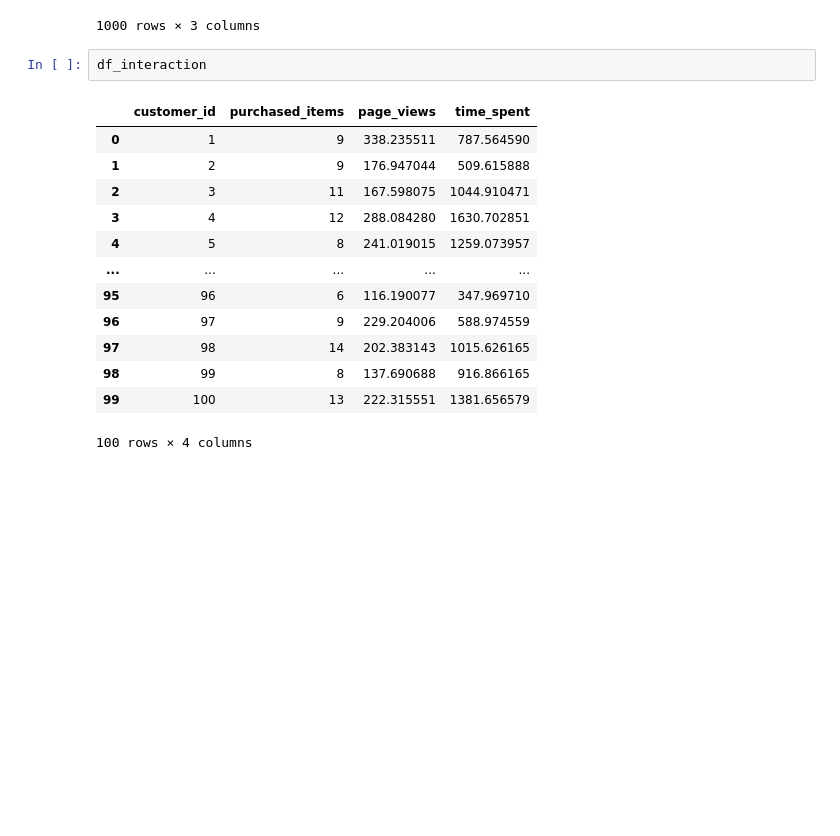
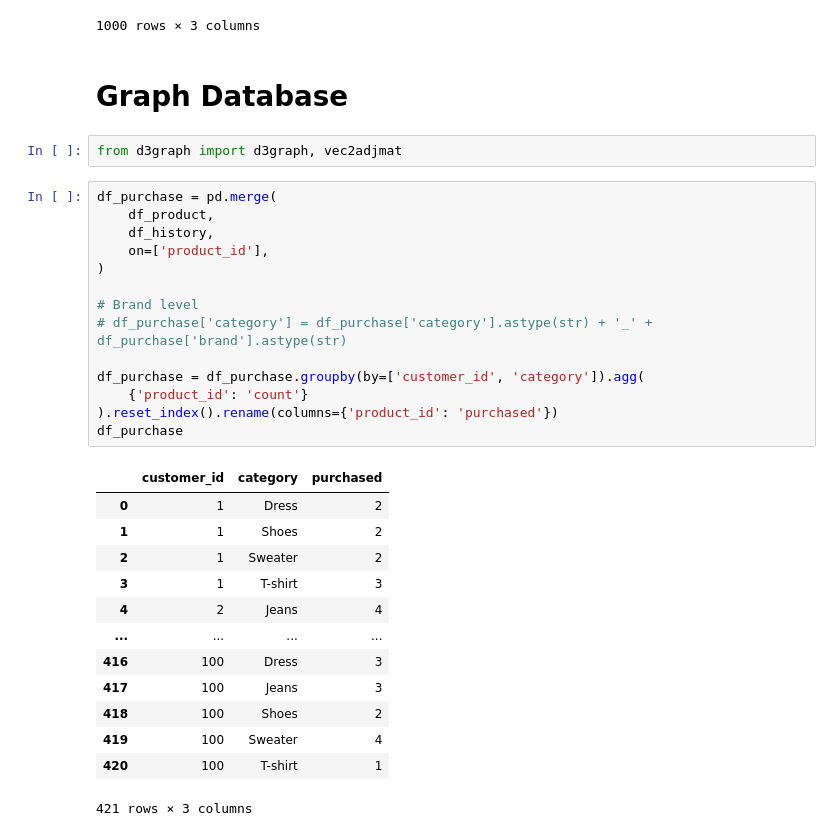
Before and after one commit to kangsyahrul/skilvul-recommender-system, a Jupyter notebook: notebooks/datasets-fashion.ipynb, the cells around one changed output. Cells and saved outputs as stored; diff of their text form; blank space fills up the shorter version.

```diff
--- a/notebooks/datasets-fashion.ipynb
+++ b/notebooks/datasets-fashion.ipynb
@@ -327,19 +327,35 @@ df_history
 | 998 | 8 | 74 | None |
 | 999 | 91 | 32 | None |
 1000 rows × 3 columns
-# %%
-df_interaction
-# %% [output]
-|  | customer_id | purchased_items | page_views | time_spent |
-| 0 | 1 | 9 | 338.235511 | 787.564590 |
-| 1 | 2 | 9 | 176.947044 | 509.615888 |
-| 2 | 3 | 11 | 167.598075 | 1044.910471 |
-| 3 | 4 | 12 | 288.084280 | 1630.702851 |
-| 4 | 5 | 8 | 241.019015 | 1259.073957 |
-| ... | ... | ... | ... | ... |
-| 95 | 96 | 6 | 116.190077 | 347.969710 |
-| 96 | 97 | 9 | 229.204006 | 588.974559 |
-| 97 | 98 | 14 | 202.383143 | 1015.626165 |
-| 98 | 99 | 8 | 137.690688 | 916.866165 |
-| 99 | 100 | 13 | 222.315551 | 1381.656579 |
-100 rows × 4 columns
+# %% [markdown]
+# Graph Database
+# %%
+from d3graph import d3graph, vec2adjmat
+# %%
+df_purchase = pd.merge(
+    df_product,
+    df_history,
+    on=['product_id'],
+)
+
+# Brand level
+# df_purchase['category'] = df_purchase['category'].astype(str) + '_' + df_purchase['brand'].astype(str)
+
+df_purchase = df_purchase.groupby(by=['customer_id', 'category']).agg(
+    {'product_id': 'count'}
+).reset_index().rename(columns={'product_id': 'purchased'})
+df_purchase
+# %% [output]
+|  | customer_id | category | purchased |
+| 0 | 1 | Dress | 2 |
+| 1 | 1 | Shoes | 2 |
+| 2 | 1 | Sweater | 2 |
+| 3 | 1 | T-shirt | 3 |
+| 4 | 2 | Jeans | 4 |
+| ... | ... | ... | ... |
+| 416 | 100 | Dress | 3 |
+| 417 | 100 | Jeans | 3 |
+| 418 | 100 | Shoes | 2 |
+| 419 | 100 | Sweater | 4 |
+| 420 | 100 | T-shirt | 1 |
+421 rows × 3 columns
```
Also changed, not shown: parts of 7 cells of this notebook, 15 other files.
